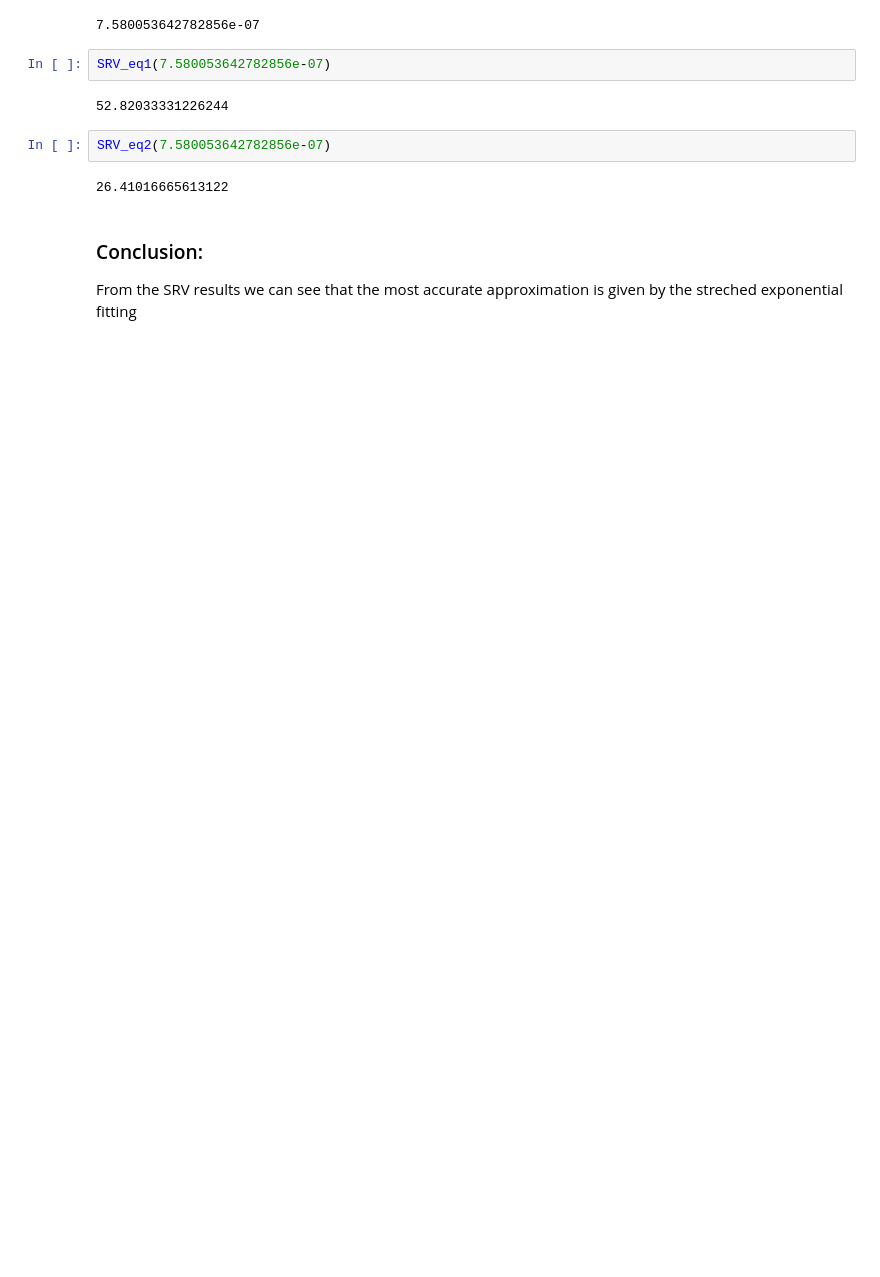
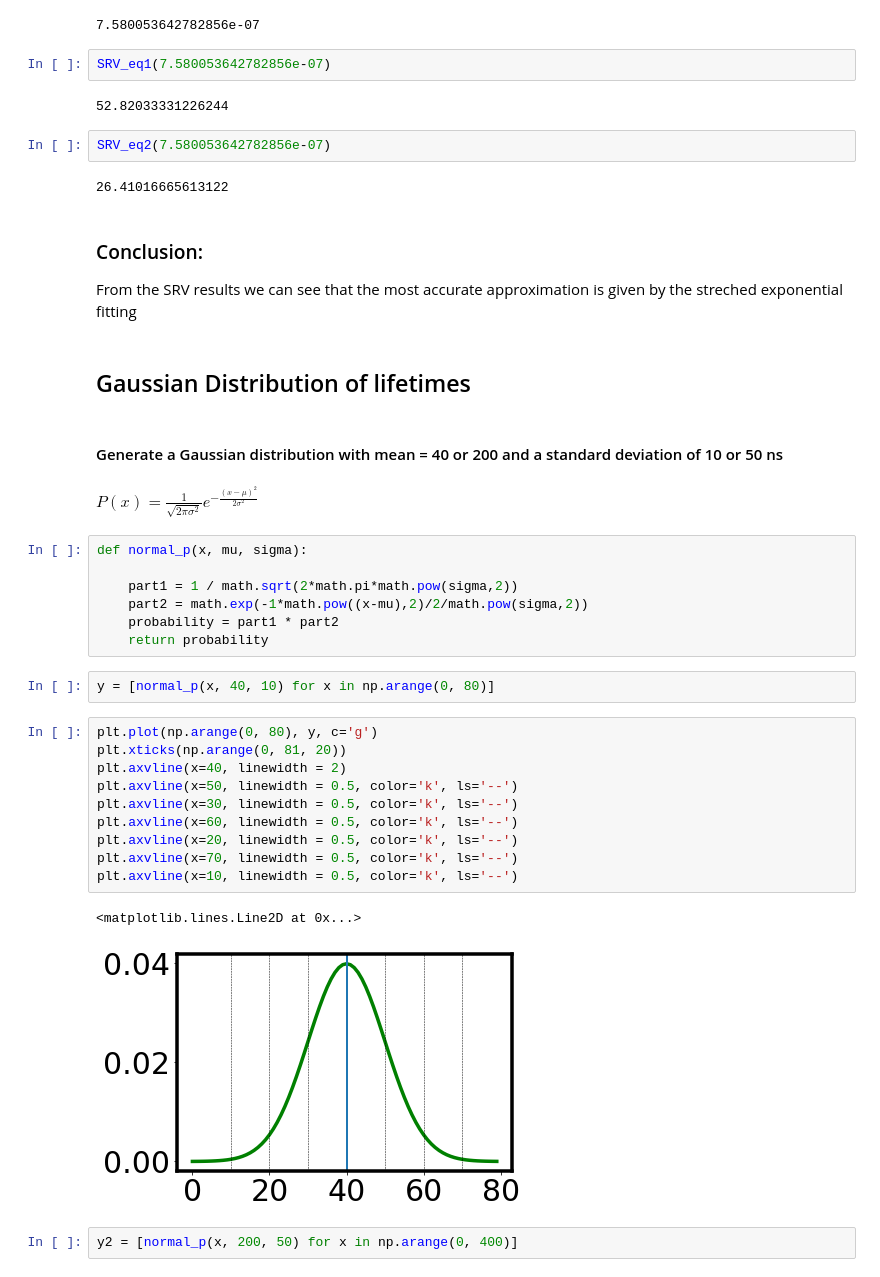
Before and after one commit to mtaddei94/TimeResolvedPL, a Jupyter notebook: TRPL_sim.ipynb, the cells around one changed output. Drawn from its saved outputs; the diff is of its cells as text; blank space fills up the shorter version.

Commit message:
added gaussian distribution

```diff
--- a/TRPL_sim.ipynb
+++ b/TRPL_sim.ipynb
@@ -414,3 +415,35 @@ SRV_eq2(7.580053642782856e-07)
 ### Conclusion:
 
 From the SRV results we can see that the most accurate approximation is given by the streched exponential fitting
+# %% [markdown]
+## Gaussian Distribution of lifetimes
+# %% [markdown]
+#### Generate a Gaussian distribution with mean = 40 or 200 and a standard deviation of 10 or 50 ns
+# %% [markdown]
+$
+  P(x) = \frac{1}{\sqrt{2 \pi \sigma^{2}}}e^{-\frac{(x-\mu)^{2}}{2\sigma^{2}}}
+$
+# %%
+def normal_p(x, mu, sigma):
+
+    part1 = 1 / math.sqrt(2*math.pi*math.pow(sigma,2))
+    part2 = math.exp(-1*math.pow((x-mu),2)/2/math.pow(sigma,2))
+    probability = part1 * part2
+    return probability
+# %%
+y = [normal_p(x, 40, 10) for x in np.arange(0, 80)]
+# %%
+plt.plot(np.arange(0, 80), y, c='g')
+plt.xticks(np.arange(0, 81, 20))
+plt.axvline(x=40, linewidth = 2)
+plt.axvline(x=50, linewidth = 0.5, color='k', ls='--')
+plt.axvline(x=30, linewidth = 0.5, color='k', ls='--')
+plt.axvline(x=60, linewidth = 0.5, color='k', ls='--')
+plt.axvline(x=20, linewidth = 0.5, color='k', ls='--')
+plt.axvline(x=70, linewidth = 0.5, color='k', ls='--')
+plt.axvline(x=10, linewidth = 0.5, color='k', ls='--')
+# %% [output]
+<matplotlib.lines.Line2D at 0x...>
+[figure, added]
+# %%
+y2 = [normal_p(x, 200, 50) for x in np.arange(0, 400)]
```
Also changed, not shown: parts of 31 cells of this notebook.
